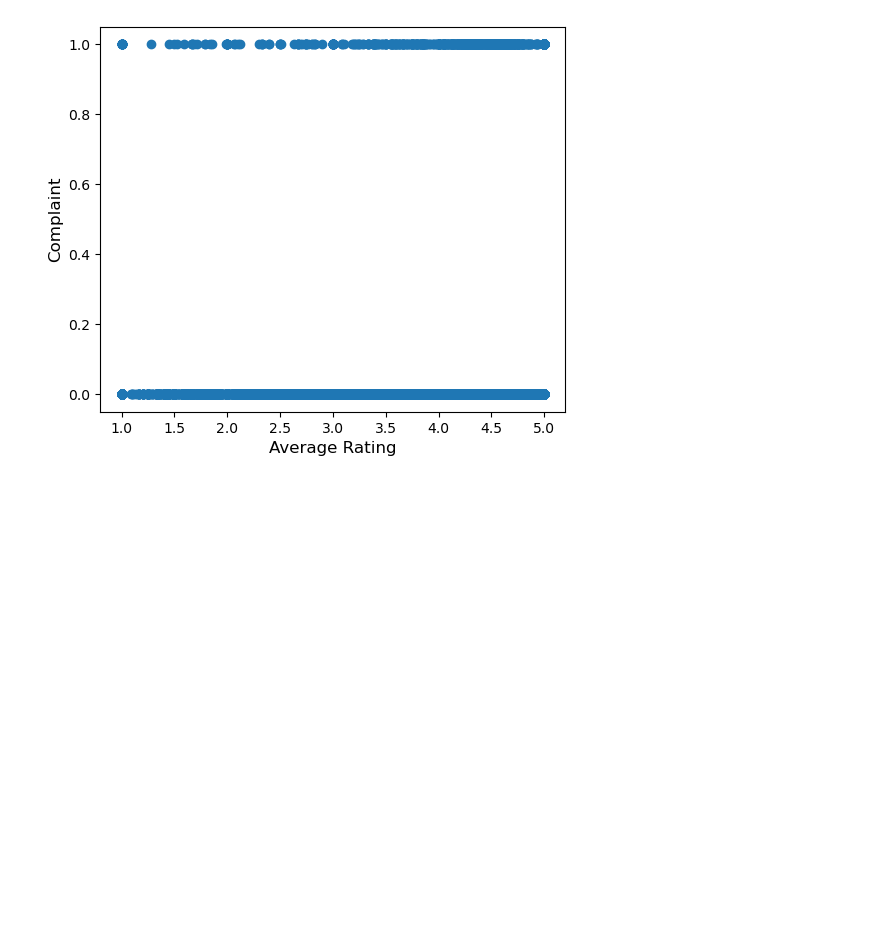
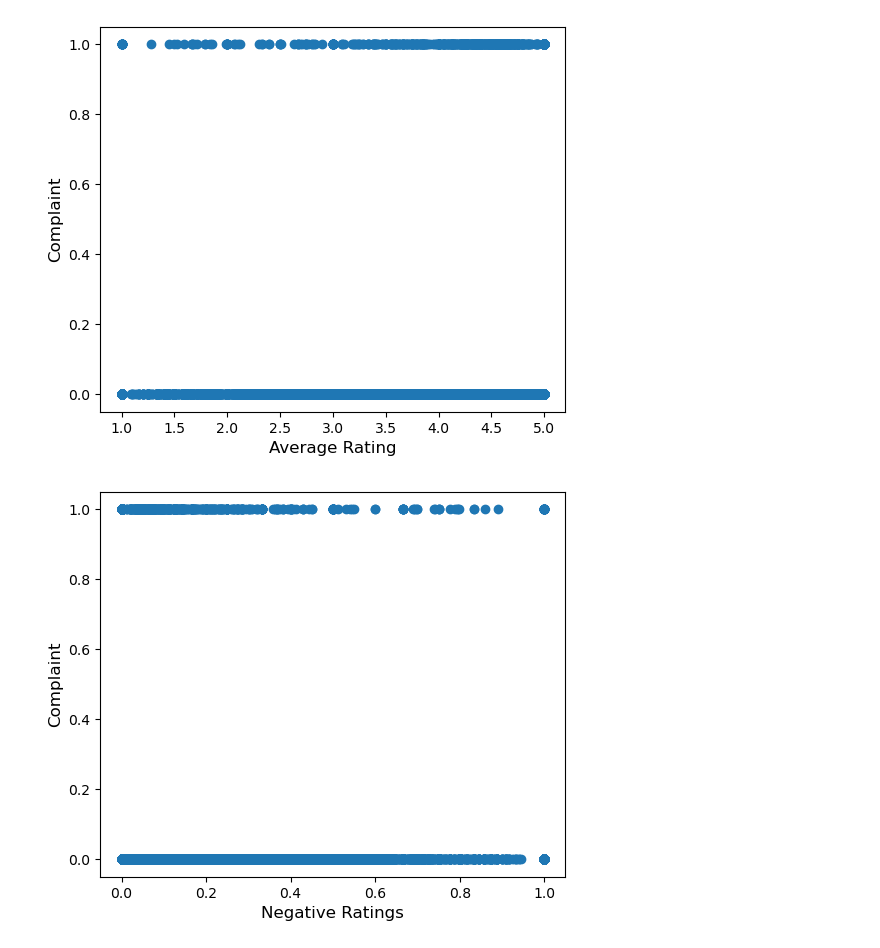
Before and after one commit to rebekah-eichberg/summer-2025-safeify, a Jupyter notebook: Emmi_fuzzy_ brand_tree/Silly_analysis_and_silly_baselines.ipynb, the cells around one changed output. Saved outputs shown, nothing was run; the diff lists cells and outputs as text; code cells hidden in the pictures; blank space fills up the shorter version.

Commit message:
Update Silly_analysis_and_silly_baselines.ipynb
Looking at average rating vs percent negative and positive

```diff
--- a/Emmi_fuzzy_ brand_tree/Silly_analysis_and_silly_baselines.ipynb
+++ b/Emmi_fuzzy_ brand_tree/Silly_analysis_and_silly_baselines.ipynb
@@ -1,7 +1,7 @@
 # %%
 import os
 import pandas as pd
-df = pd.read_parquet("../train_final_v1.parquet", engine="pyarrow")
+df = pd.read_parquet("../train_final_v3.parquet", engine="pyarrow")
 print(df.shape)
 print(df.columns[:20].tolist())
 # %% [output]
@@ -18,3 +18,14 @@ plt.ylabel("Complaint", fontsize=12)
 plt.show()
 # %% [output]
 [figure]
+# %%
+import matplotlib.pyplot as plt
+plt.figure(figsize=(6,5))
+
+plt.scatter(df['percent_negative'], df['match'])
+
+plt.xlabel("Negative Ratings", fontsize=12)
+plt.ylabel("Complaint", fontsize=12)
+plt.show()
+# %% [output]
+[figure, added]
```
Also changed, not shown: parts of 23 cells of this notebook.
